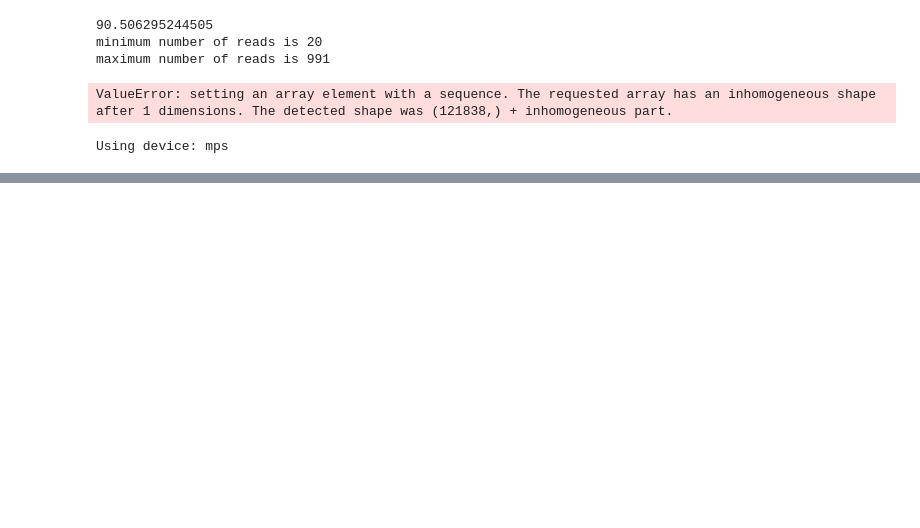
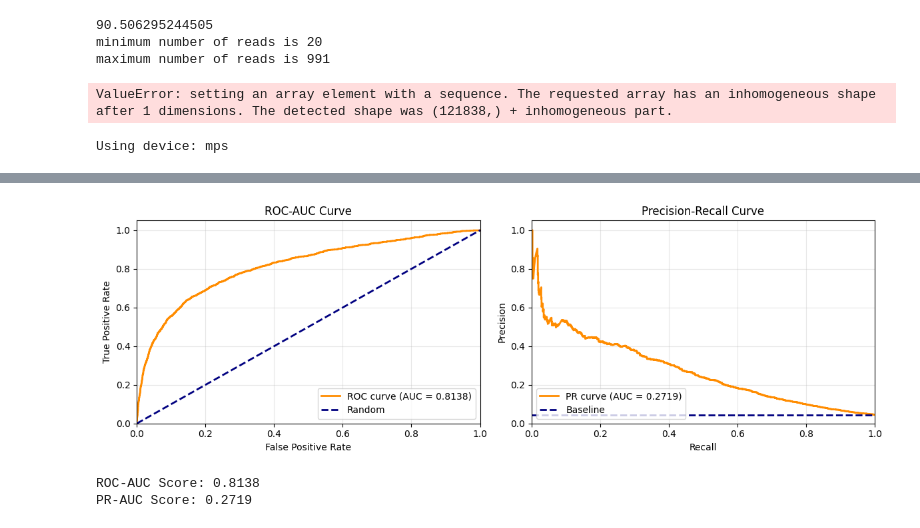
Before and after one commit to Kayannn123/DSA4262-Term-Project, a Jupyter notebook: ULSTM.ipynb, the cells around one changed output, grey strips where cells are left out. Saved outputs shown, nothing was run; the diff lists cells and outputs as text; code cells hidden in the pictures; blank space fills up the shorter version.

```diff
--- a/ULSTM.ipynb
+++ b/ULSTM.ipynb
@@ -394,0 +399,75 @@ Sample: [[0.00299, 2.06, 125.0, 0.0177, 10.4, 122.0, 0.0093, 10.9, 84.1], [0.006
+# %%
+def plot_roc_pr_curves(model, data_loader, device):
+    """
+    Plot ROC-AUC and PR-AUC curves for the model.
+
+    Args:
+        model: Trained model
+        data_loader: DataLoader for evaluation
+        device: Device to run on
+    """
+    from sklearn.metrics import roc_curve, auc, precision_recall_curve
+
+    model.eval()
+    all_labels = []
+    all_probs = []
+
+    with torch.no_grad():
+        for batch in data_loader:
+            X = batch['X'].to(device)
+            y = batch['y'].squeeze().to(device)
+
+            logits = model(X, batch['length'])
+            probs = torch.softmax(logits, dim=1)
+
+            all_labels.extend(y.cpu().numpy())
+            all_probs.extend(probs[:, 1].cpu().numpy())
+
+    all_labels = np.array(all_labels)
+    all_probs = np.array(all_probs)
+
+    # Calculate ROC curve
+    fpr, tpr, _ = roc_curve(all_labels, all_probs)
+    roc_auc = auc(fpr, tpr)
+
+    # Calculate PR curve
+    precision, recall, _ = precision_recall_curve(all_labels, all_probs)
+    pr_auc = auc(recall, precision)
+
+    # Plot
+    fig, axes = plt.subplots(1, 2, figsize=(12, 4))
+
+    # ROC curve
+    axes[0].plot(fpr, tpr, color='darkorange', lw=2, label=f'ROC curve (AUC = {roc_auc:.4f})')
+    axes[0].plot([0, 1], [0, 1], color='navy', lw=2, linestyle='--', label='Random')
+    axes[0].set_xlim([0.0, 1.0])
+    axes[0].set_ylim([0.0, 1.05])
+    axes[0].set_xlabel('False Positive Rate')
+    axes[0].set_ylabel('True Positive Rate')
+    axes[0].set_title('ROC-AUC Curve')
+    axes[0].legend(loc="lower right")
+    axes[0].grid(True, alpha=0.3)
+
+    # PR curve
+    axes[1].plot(recall, precision, color='darkorange', lw=2, label=f'PR curve (AUC = {pr_auc:.4f})')
+    axes[1].axhline(y=np.mean(all_labels), color='navy', linestyle='--', lw=2, label='Baseline')
+    axes[1].set_xlim([0.0, 1.0])
+    axes[1].set_ylim([0.0, 1.05])
+    axes[1].set_xlabel('Recall')
+    axes[1].set_ylabel('Precision')
+    axes[1].set_title('Precision-Recall Curve')
+    axes[1].legend(loc="lower left")
+    axes[1].grid(True, alpha=0.3)
+
+    plt.tight_layout()
+    plt.savefig('roc_pr_curves.png', dpi=100)
+    plt.show()
+
+    print(f"\nROC-AUC Score: {roc_auc:.4f}")
+    print(f"PR-AUC Score: {pr_auc:.4f}")
+
+plot_roc_pr_curves(model, test_loader, device)
+# %% [output]
+[figure, added]
+ROC-AUC Score: 0.8138
+PR-AUC Score: 0.2719
```
Also changed, not shown: parts of 2 cells of this notebook, 1 other file.
